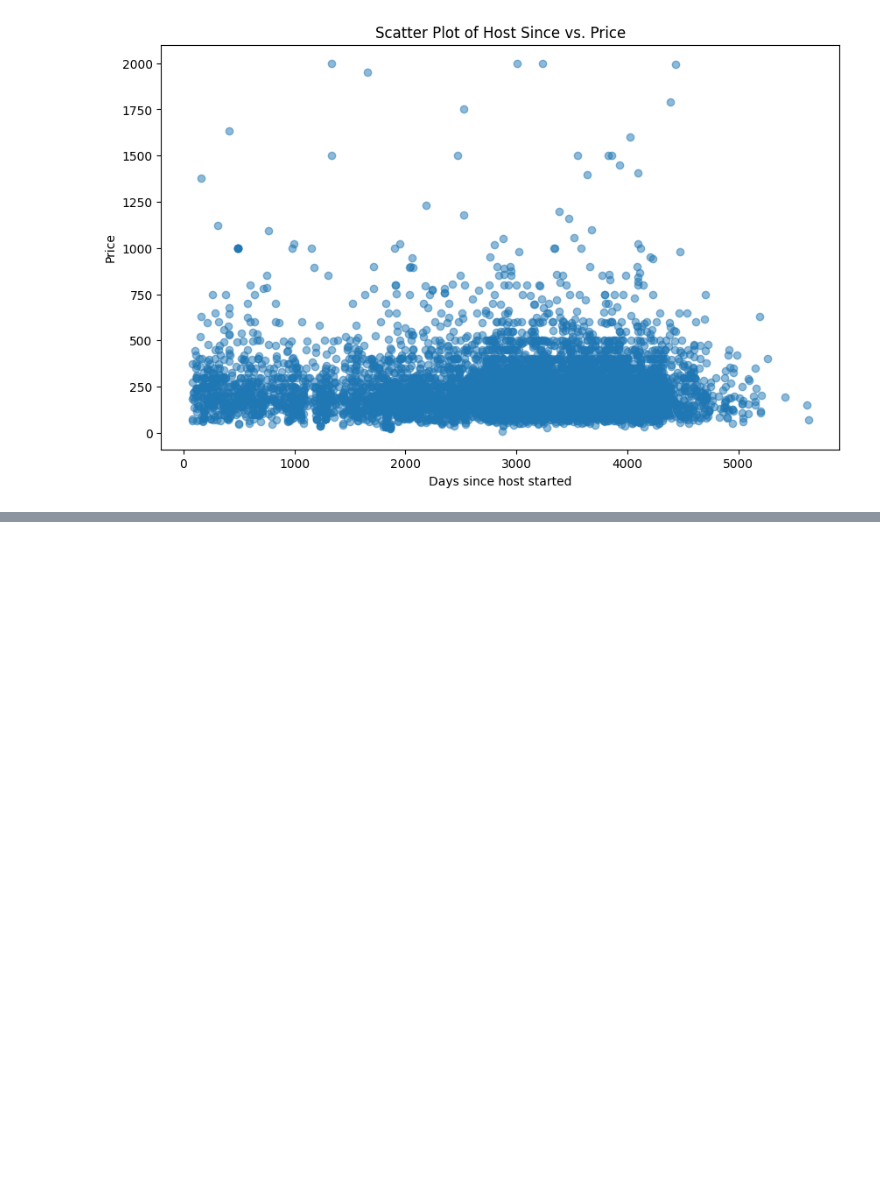
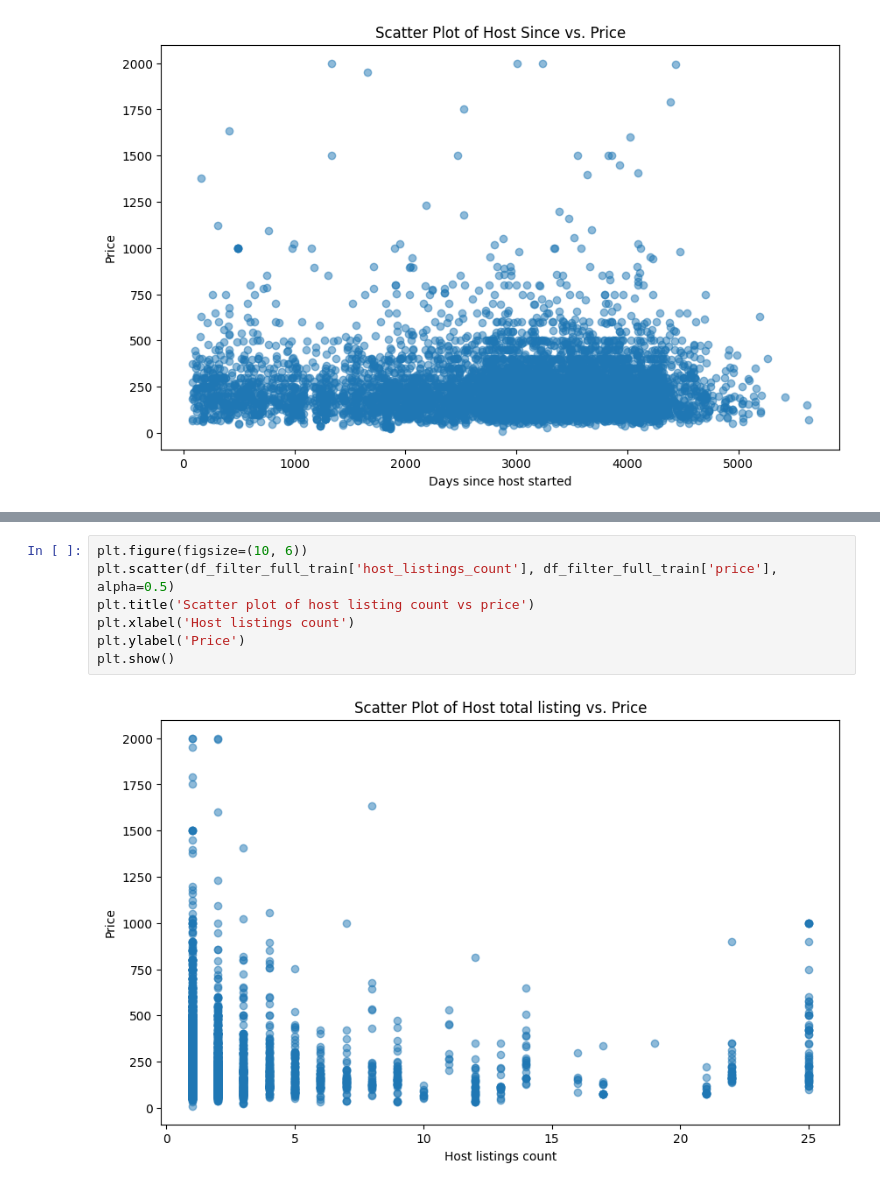
Before and after one commit to amitbharti017/Amsterdam_Airbnb, a Jupyter notebook: notebook/EDA.ipynb, the cells around one changed output, grey strips where cells are left out. Cells and saved outputs as stored; diff of their text form; blank space fills up the shorter version.

```diff
--- a/notebook/EDA.ipynb
+++ b/notebook/EDA.ipynb
@@ -576,0 +590,9 @@ plt.show()
+# %%
+plt.figure(figsize=(10, 6))
+plt.scatter(df_filter_full_train['host_listings_count'], df_filter_full_train['price'], alpha=0.5)
+plt.title('Scatter plot of host listing count vs price')
+plt.xlabel('Host listings count')
+plt.ylabel('Price')
+plt.show()
+# %% [output]
+[figure, added]
```
Also changed, not shown: parts of 29 cells of this notebook.
